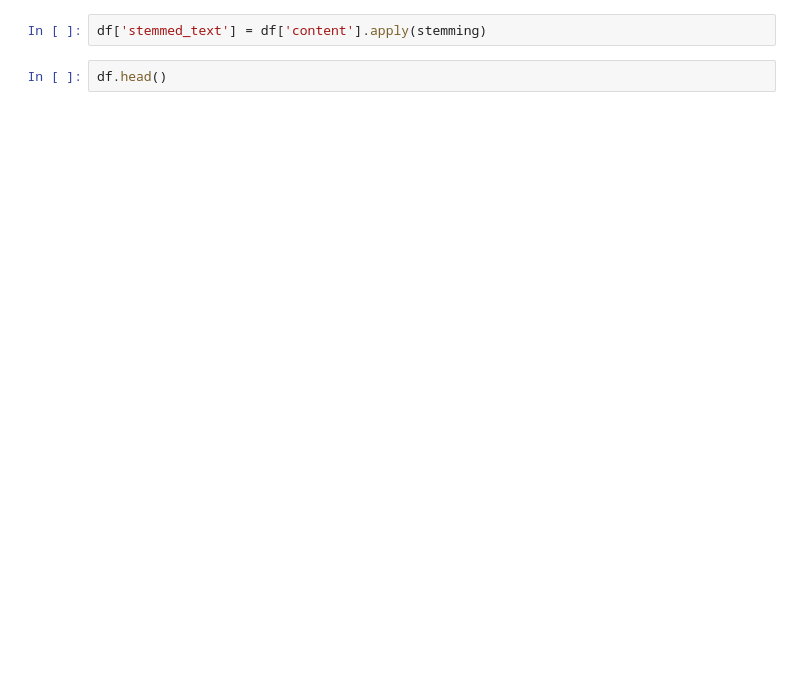
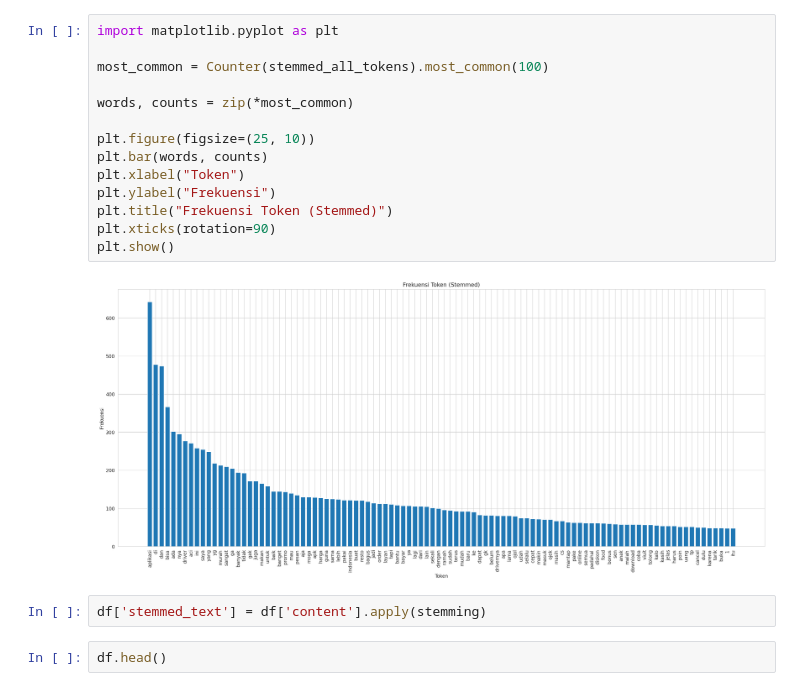
Before and after one commit to aliffaturrohman/pba-gasal-2025, a Jupyter notebook: notebooks/Alif Faturrohman-PBA-1A-ACI in app review.ipynb, the cells around one changed output. Cells and saved outputs as stored; diff of their text form; blank space fills up the shorter version.

```diff
--- a/notebooks/Alif Faturrohman-PBA-1A-ACI in app review.ipynb
+++ b/notebooks/Alif Faturrohman-PBA-1A-ACI in app review.ipynb
@@ -79,3 +94,19 @@ Counter(stemmed_all_tokens).most_common(200)
+# %%
+import matplotlib.pyplot as plt
+
+most_common = Counter(stemmed_all_tokens).most_common(100)
+
+words, counts = zip(*most_common)
+
+plt.figure(figsize=(25, 10))
+plt.bar(words, counts)
+plt.xlabel("Token")
+plt.ylabel("Frekuensi")
+plt.title("Frekuensi Token (Stemmed)")
+plt.xticks(rotation=90)
+plt.show()
+# %% [output]
+[figure, added]
 # %%
 df['stemmed_text'] = df['content'].apply(stemming)
 # %%
```
Also changed, not shown: parts of 13 cells of this notebook, 1 other file.
